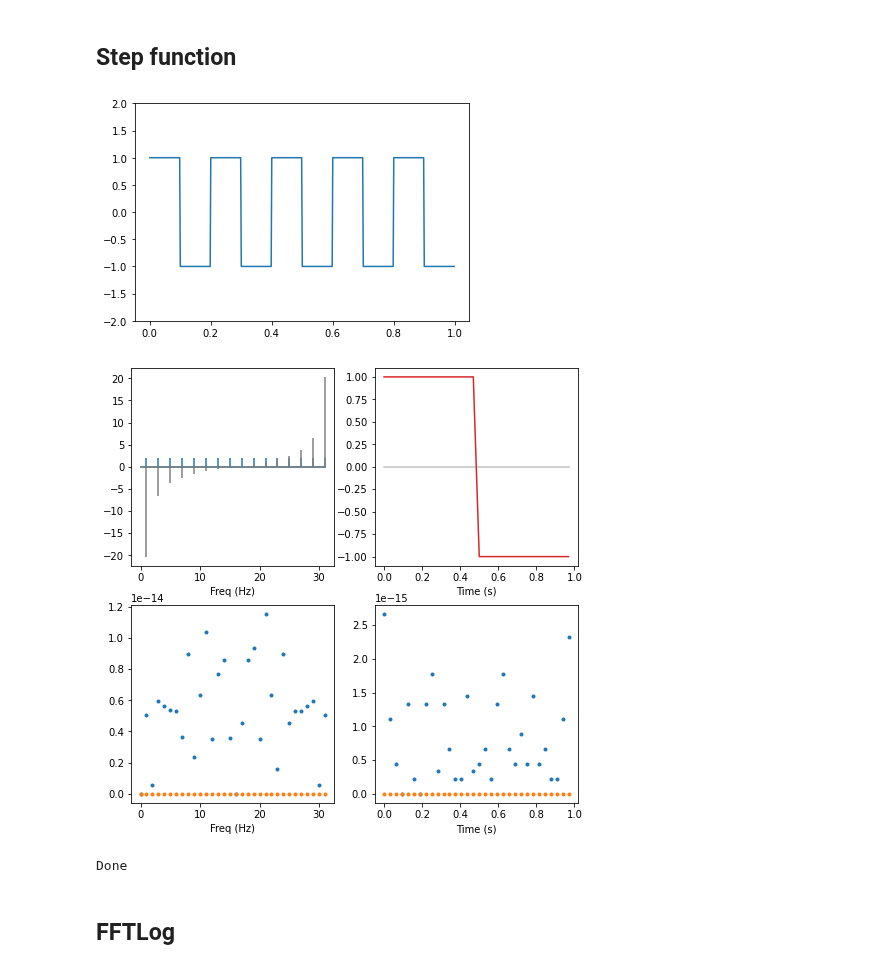
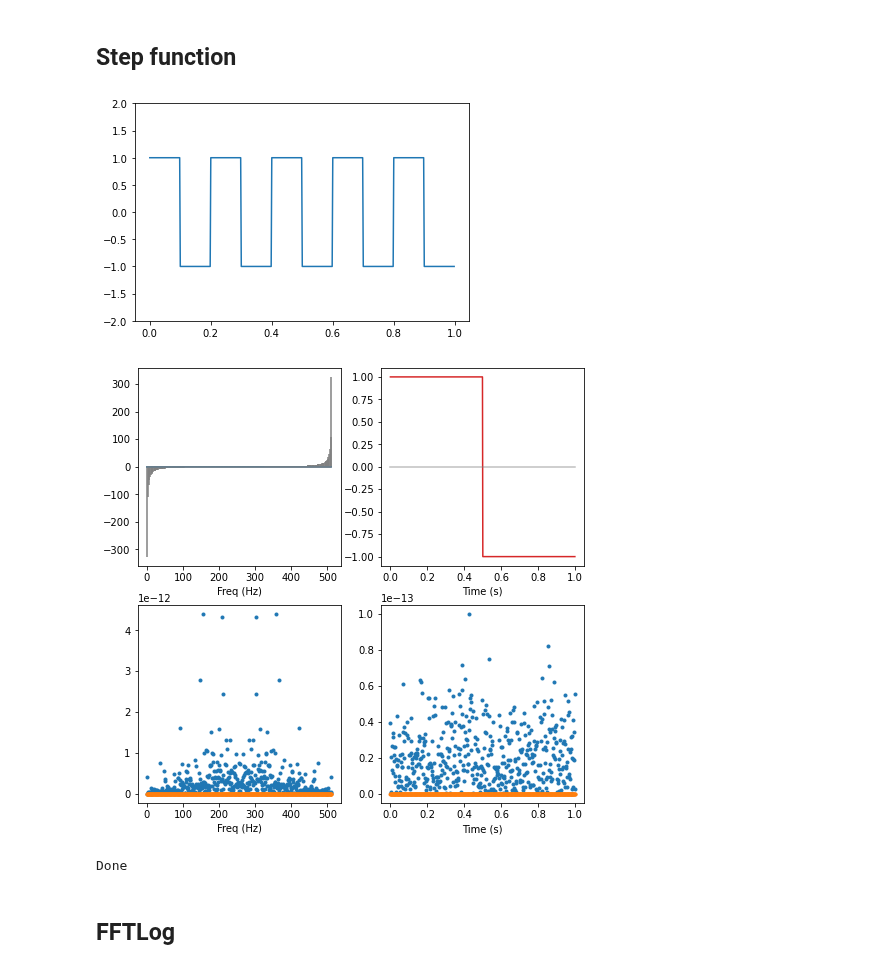
Before and after one commit to yuccadrew/sip, a Jupyter notebook: test_sip_fft.ipynb, the cells around one changed output. Drawn from its saved outputs; the diff is of its cells as text; code cells hidden in the pictures.

```diff
--- a/test_sip_fft.ipynb
+++ b/test_sip_fft.ipynb
@@ -3329,7 +3232,7 @@ plt.ylim(-2, 2)
 def test_step():
     # frequency domain sampling
     dfreq = 1
-    n_oneside = 2**4
+    n_oneside = 2**8
     freq = np.arange(n_oneside*2)*dfreq
     freq_shift = np.linspace(-n_oneside,n_oneside-1,n_oneside*2)*dfreq
 
@@ -3346,11 +3249,16 @@ def test_step():
 
     # impulse function in frequency domain
     rads_oneside = 2*np.pi*np.arange(n_oneside)/(n_oneside*2) #relative angular freq
+    freq_oneside = np.arange(n_oneside)*dfreq
     X_oneside = np.zeros(n_oneside,dtype=complex)
 
     #refer to the formula of impulse function
     for n in range(0,n_oneside*2):
         X_oneside[1:] += source[n]*np.exp(-1j*rads_oneside[1:]*n)
+
+#     X_oneside[:] = 0
+#     X_oneside[1:] = np.exp(1/(1j*freq_oneside[1:]))
+#     X_oneside[1:] = 1/np.exp(1j*rads_oneside[1:])
     X = np.r_[X_oneside,0,X_oneside[:0:-1].conj()]
 
     # zero-out 0 and N//2 components
@@ -3362,34 +3270,34 @@ def test_step():
     x = np.fft.ifft(X)
 
     fig, ax = plt.subplots(2,2,figsize=(8,8))
     axs = ax.flatten()
     axs[0].stem(freq,np.real(X),'tab:blue',markerfmt=' ',basefmt='tab:blue')
     axs[0].stem(freq,np.imag(X),'grey',markerfmt=' ',basefmt='grey')
     axs[0].set_xlabel('Freq (Hz)')
 
     axs[1].plot(time,np.real(x),'-',color='tab:red')
     axs[1].plot(time,np.imag(x),'-',color='grey',alpha=0.5)
     axs[1].set_xlabel('Time (s)')
 
     axs[2].plot(freq,np.real(np.abs(np.fft.fft(source)-X)),'.')
     axs[2].plot(freq,np.imag(np.abs(np.fft.fft(source)-X)),'.')
     #axs[2].set_ylim(0,1)
     axs[2].set_xlabel('Freq (Hz)')
 
     axs[3].plot(time,np.real(np.abs(source-x)),'.')
     axs[3].plot(time,np.imag(np.abs(source-x)),'.')
     #axs[3].set_ylim(0,1)
     axs[3].set_xlabel('Time (s)')
 
     plt.show()
     return
 
 if __name__=='__main__':
     test_step()
     print('Done')
 # %% [output]
 [figure]
-[figure, old version]
+[figure, new version]
 Done
 # %% [markdown]
 ## FFTLog
```
Also changed, not shown: parts of 6 cells of this notebook.
